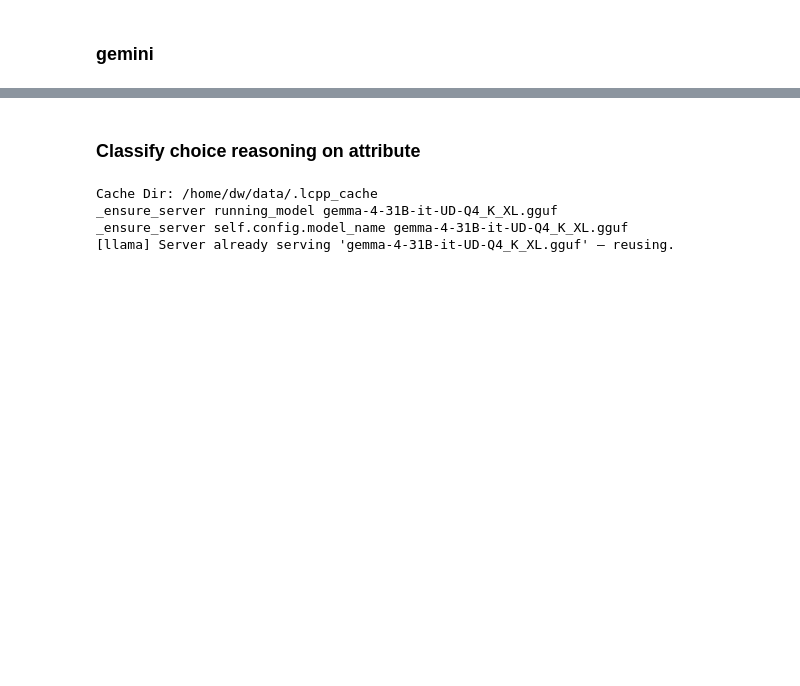
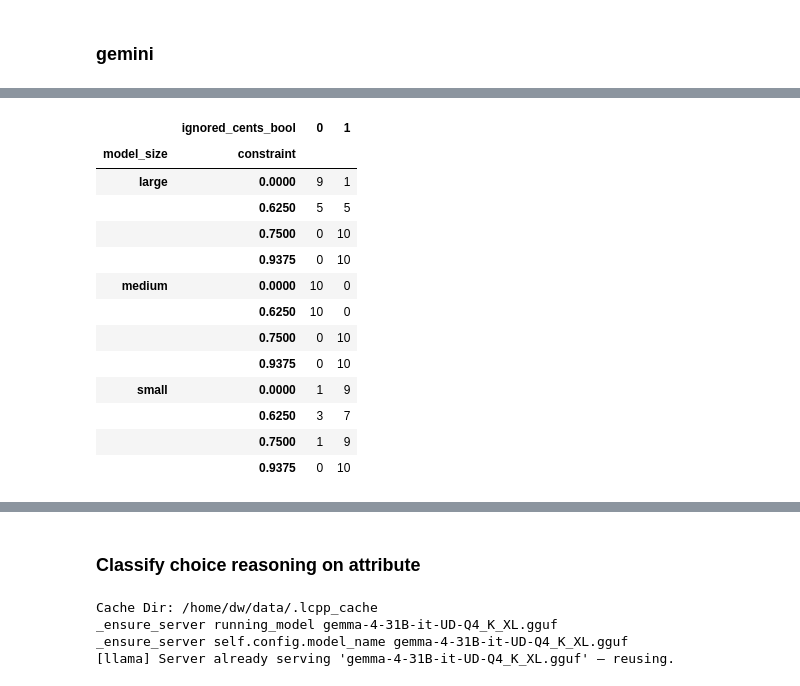
Before and after one commit to davoodwadi/toollab, a Jupyter notebook: src/tool_lab/analysis/analyze_leftdigit.ipynb, the cells around one changed output, grey strips where cells are left out. Cells and saved outputs as stored; diff of their text form; code cells hidden in the pictures; blank space fills up the shorter version.

```diff
--- a/src/tool_lab/analysis/analyze_leftdigit.ipynb
+++ b/src/tool_lab/analysis/analyze_leftdigit.ipynb
@@ -446,12 +480,12 @@ model_name_to_size_dict = {
 }
 
 # Convert the boolean column to integer (0 or 1) for the model
-submit_choice_reasoning['discount_target'] = (submit_choice_reasoning['most_important_attribute']=='discount_percentage').astype(int)
+# submit_choice_reasoning['discount_target'] = (submit_choice_reasoning['most_important_attribute']=='discount_percentage').astype(int)
 submit_choice_reasoning['model_size'] = submit_choice_reasoning['model_name'].map(model_name_to_size_dict)
 
 # Fit the logistic regression model
 # This tests if continuous 'budget_max' predicts the binary 'discount_target'
-logit_model = smf.logit('discount_target ~ budget_max + model_size ', data=submit_choice_reasoning).fit()
+logit_model = smf.ols('num_inspect ~ budget_max + model_size ', data=submit_choice_reasoning).fit()
 
 # Display the statistical summary
 print(logit_model.summary())
@@ -510,0 +529,15 @@ Name: count, dtype: int64
+# %%
+import statsmodels.formula.api as smf
+
+model_name_to_size_dict = {
+    'gemini-3.1-flash-lite-preview':'small',
+    'gemini-3-flash-preview':'medium',
+    'gemini-3.1-pro-preview':'large',
+}
+
+# Convert the boolean column to integer (0 or 1) for the model
+# submit_choice_reasoning['discount_target'] = (submit_choice_reasoning['most_important_attribute']=='discount_percentage').astype(int)
+submit_choice_reasoning['model_size'] = submit_choice_reasoning['model_name'].map(model_name_to_size_dict)
+# Fit the logistic regression model
+logit_model = smf.logit("ignored_cents_bool ~ constraint * C(model_size, Treatment('small'))", data=submit_choice_reasoning).fit()
+print(logit_model.summary())
@@ -510,0 +586,17 @@ Name: count, dtype: int64
+# %%
+pd.crosstab([submit_choice_reasoning['model_size'], submit_choice_reasoning['constraint']], submit_choice_reasoning['ignored_cents_bool'])
+# %% [output]
+|  | ignored_cents_bool | 0 | 1 |
+| model_size | constraint |  |  |
+| large | 0.0000 | 9 | 1 |
+|  | 0.6250 | 5 | 5 |
+|  | 0.7500 | 0 | 10 |
+|  | 0.9375 | 0 | 10 |
+| medium | 0.0000 | 10 | 0 |
+|  | 0.6250 | 10 | 0 |
+|  | 0.7500 | 0 | 10 |
+|  | 0.9375 | 0 | 10 |
+| small | 0.0000 | 1 | 9 |
+|  | 0.6250 | 3 | 7 |
+|  | 0.7500 | 1 | 9 |
+|  | 0.9375 | 0 | 10 |
```
Also changed, not shown: parts of 25 cells of this notebook, 19 other files.
